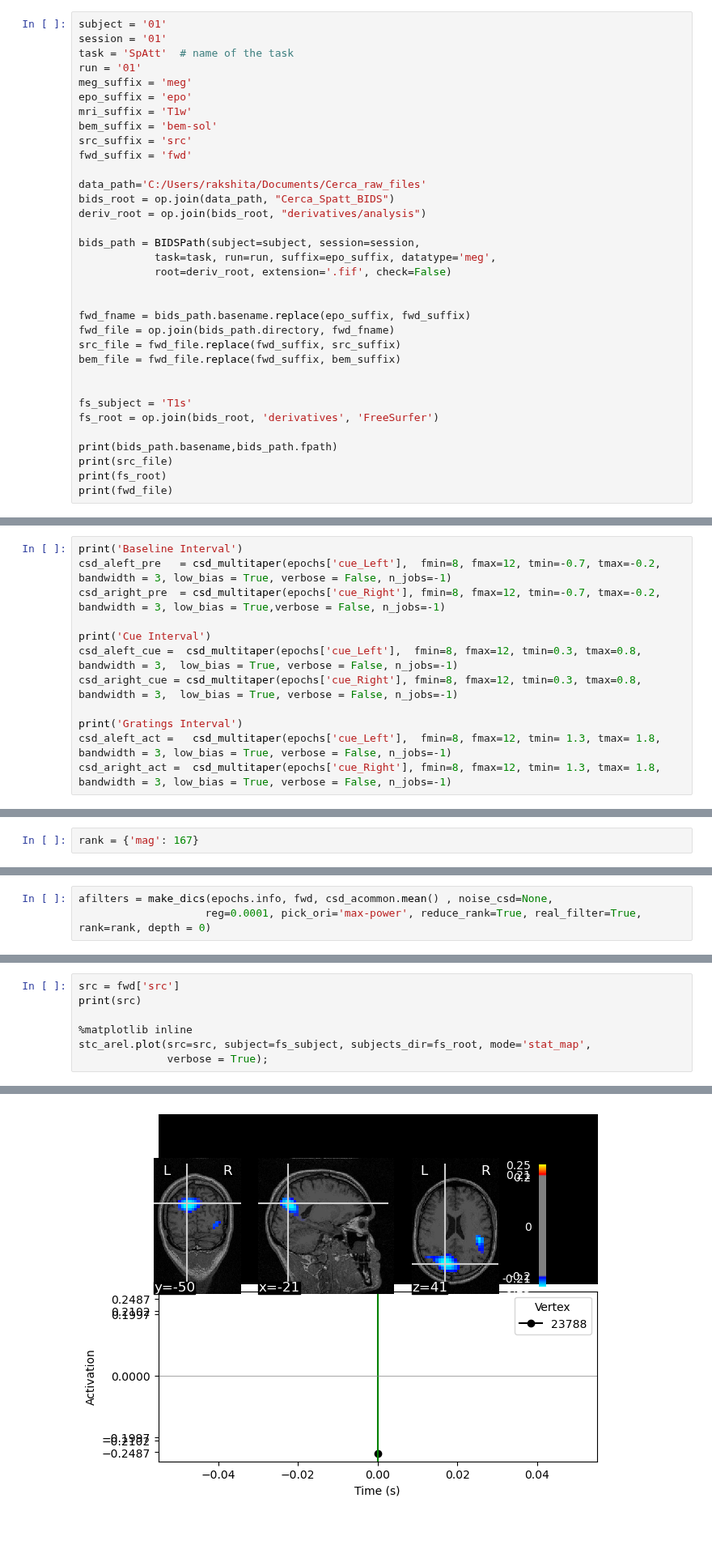
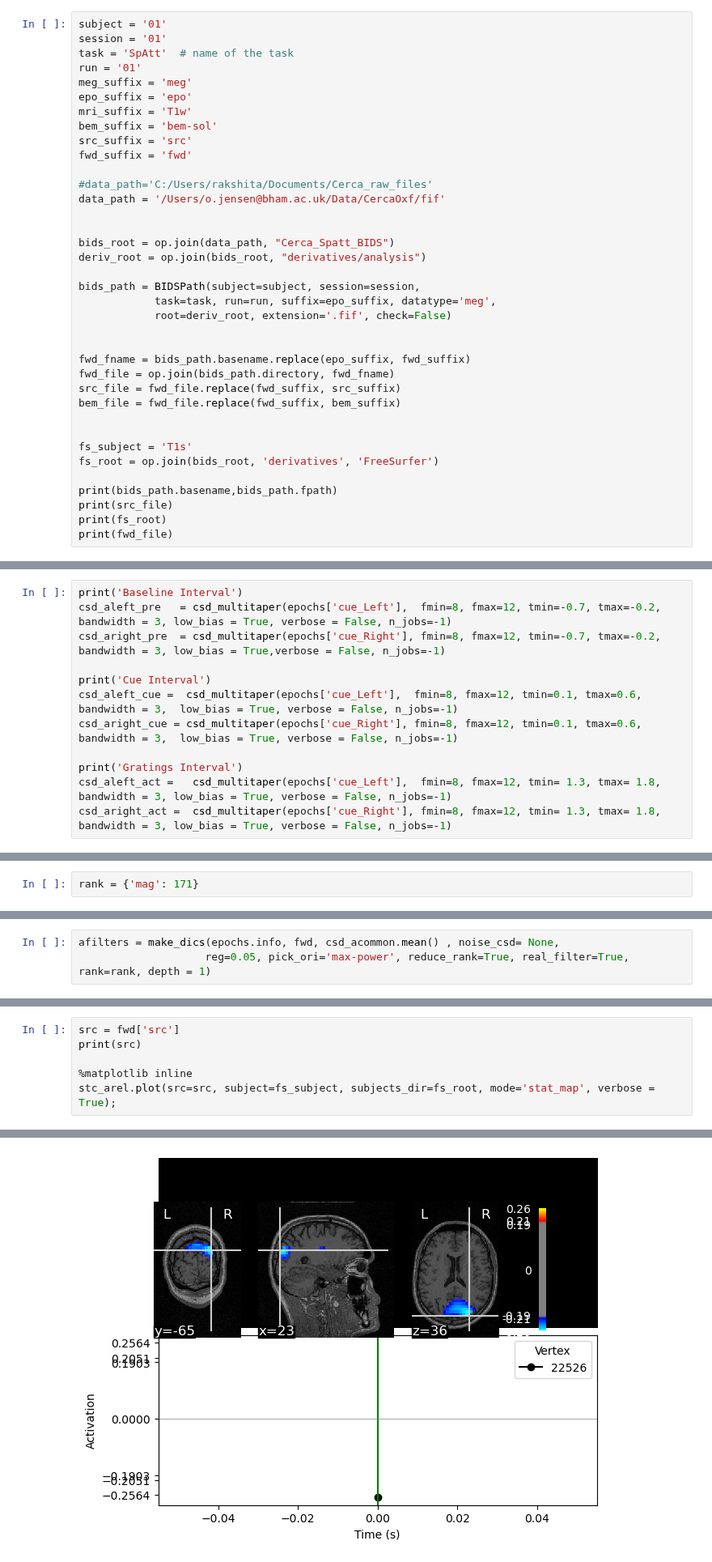
Before and after one commit to laurabpaulsen/Cerca, a Jupyter notebook: Cerca_Inverse_model.ipynb, the cells around one changed output, grey strips where cells are left out. Shown at 81% size. Drawn from its saved outputs; the diff is of its cells as text; blank space fills up the shorter version.

Commit message:
general check and figures inserted

```diff
--- a/Cerca_Inverse_model.ipynb
+++ b/Cerca_Inverse_model.ipynb
@@ -41,7 +41,10 @@ bem_suffix = 'bem-sol'
 src_suffix = 'src'
 fwd_suffix = 'fwd'
 
-data_path='C:/Users/rakshita/Documents/Cerca_raw_files'
+#data_path='C:/Users/rakshita/Documents/Cerca_raw_files'
+data_path = '/Users/o.jensen@bham.ac.uk/Data/CercaOxf/fif'
+
+
 bids_root = op.join(data_path, "Cerca_Spatt_BIDS")
 deriv_root = op.join(bids_root, "derivatives/analysis")
 
@@ -121,8 +124,8 @@ csd_aleft_pre   = csd_multitaper(epochs['cue_Left'],  fmin=8, fmax=12, tmin=-0.7
 csd_aright_pre  = csd_multitaper(epochs['cue_Right'], fmin=8, fmax=12, tmin=-0.7, tmax=-0.2, bandwidth = 3, low_bias = True,verbose = False, n_jobs=-1)
 
 print('Cue Interval')
-csd_aleft_cue =  csd_multitaper(epochs['cue_Left'],  fmin=8, fmax=12, tmin=0.3, tmax=0.8, bandwidth = 3,  low_bias = True, verbose = False, n_jobs=-1)
-csd_aright_cue = csd_multitaper(epochs['cue_Right'], fmin=8, fmax=12, tmin=0.3, tmax=0.8, bandwidth = 3,  low_bias = True, verbose = False, n_jobs=-1)
+csd_aleft_cue =  csd_multitaper(epochs['cue_Left'],  fmin=8, fmax=12, tmin=0.1, tmax=0.6, bandwidth = 3,  low_bias = True, verbose = False, n_jobs=-1)
+csd_aright_cue = csd_multitaper(epochs['cue_Right'], fmin=8, fmax=12, tmin=0.1, tmax=0.6, bandwidth = 3,  low_bias = True, verbose = False, n_jobs=-1)
 
 print('Gratings Interval')
 csd_aleft_act =   csd_multitaper(epochs['cue_Left'],  fmin=8, fmax=12, tmin= 1.3, tmax= 1.8, bandwidth = 3, low_bias = True, verbose = False, n_jobs=-1)
@@ -153,3 +156,3 @@ Computing rank from data with rank=None
 # %%
-rank = {'mag': 167}
+rank = {'mag': 171}
 # %% [markdown]
@@ -168,8 +171,8 @@ Given that the covariance (or CSD) matrices may still be rank-deficient—though
 
 where the first `k` diagonal values of Σ and the first `k` columns of **U** and **V** are retained. In our dataset, the rank is 167 out of 176 sensors, indicating a near full-rank dataset. Nevertheless, some regularization is still applied due to the small degree of rank deficiency (`reg=0.001`) to ensure numerical stability during inversion.
 # %%
-afilters = make_dics(epochs.info, fwd, csd_acommon.mean() , noise_csd=None,
-                    reg=0.0001, pick_ori='max-power', reduce_rank=True, real_filter=True, rank=rank, depth = 0)
+afilters = make_dics(epochs.info, fwd, csd_acommon.mean() , noise_csd= None,
+                    reg=0.05, pick_ori='max-power', reduce_rank=True, real_filter=True, rank=rank, depth = 1)
 # %% [output]
 Identifying common channels ...
 Dropped the following channels:
@@ -227,7 +231,6 @@ src = fwd['src']
 print(src)
 
 %matplotlib inline
-stc_arel.plot(src=src, subject=fs_subject, subjects_dir=fs_root, mode='stat_map',
-              verbose = True);
+stc_arel.plot(src=src, subject=fs_subject, subjects_dir=fs_root, mode='stat_map', verbose = True);
 # %% [output]
 <SourceSpaces: [<volume, shape=(31, 38, 33), n_used=12983>] head coords, subject 'T1s', ~74.5 MiB>
@@ -236,4 +239,4 @@ Using control points [0.19965032 0.21019316 0.24868242]
-[figure, old version]
+[figure, new version]
 # %% [markdown]
 #### The above plot show the relative depression in the alpha following the onset of moving gratings. The blue island reflects the occipital depression in alpha power.
 # %%
```
Also changed, not shown: parts of 13 cells of this notebook, 1 other file.
